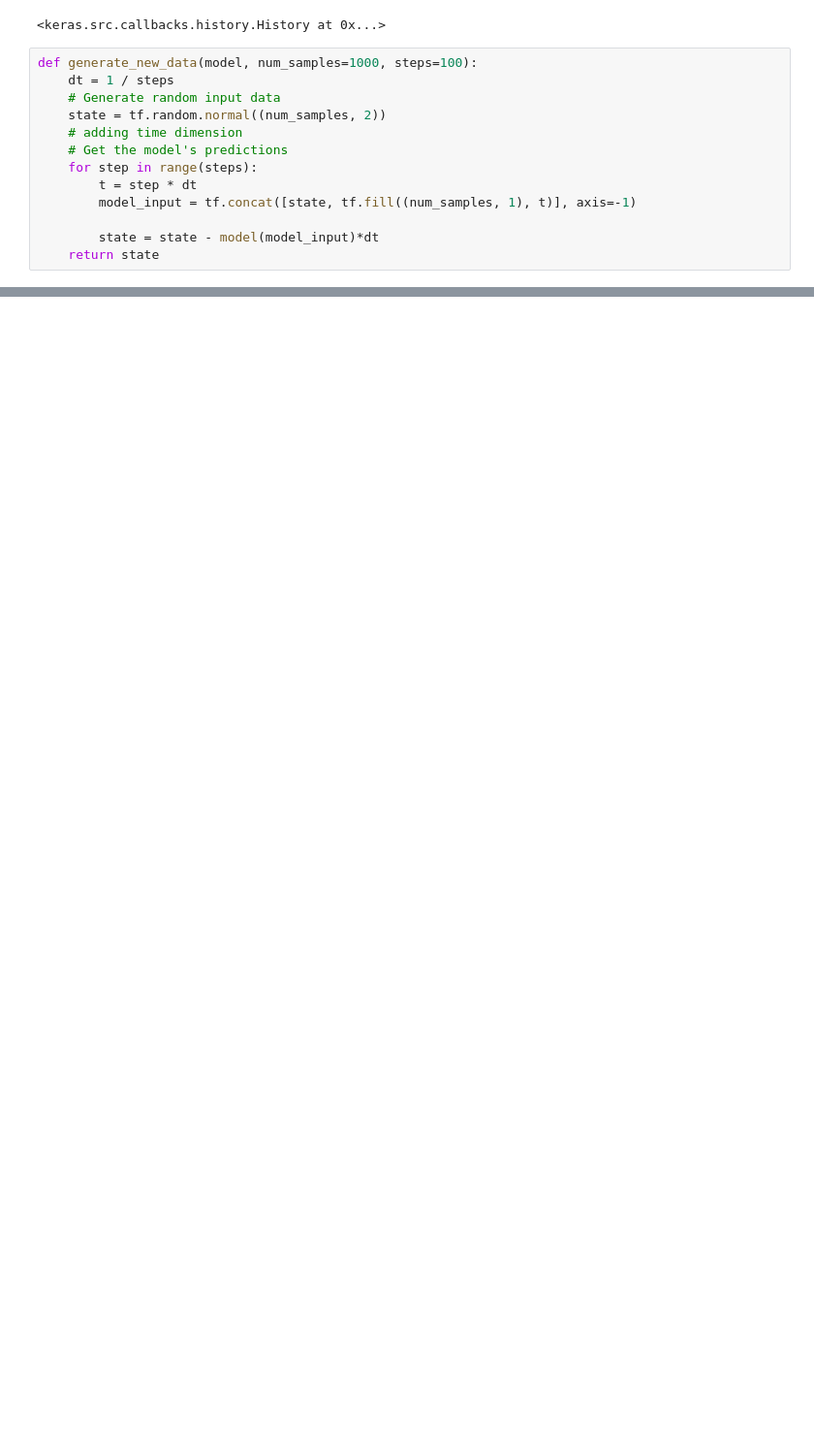
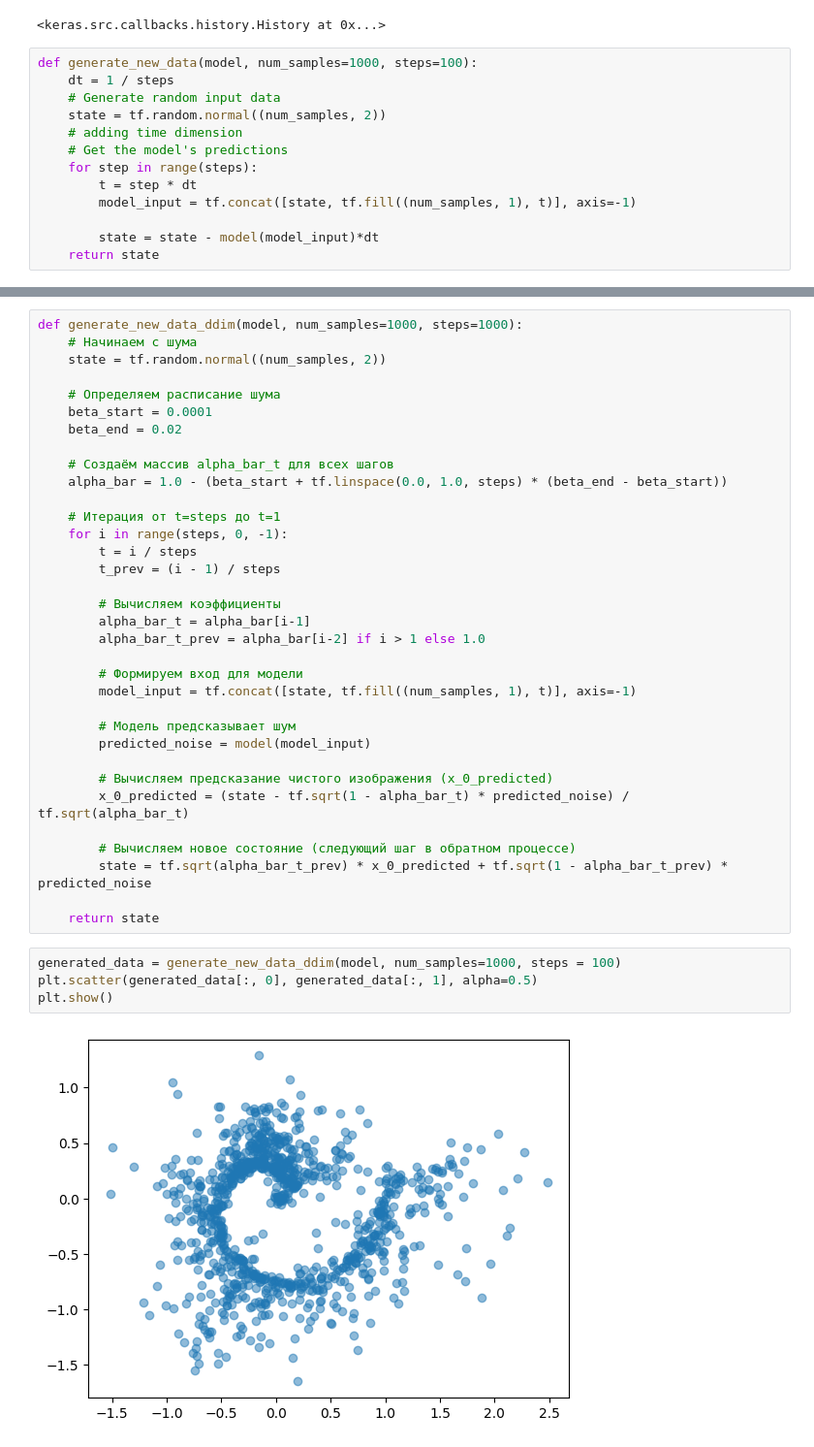
Before and after one commit to Squmon/diffusion, a Jupyter notebook: lin2d/main.ipynb, the cells around one changed output, grey strips where cells are left out. Shown at 97% size. Drawn from its saved outputs; the diff is of its cells as text; blank space fills up the shorter version.

```diff
--- a/lin2d/main.ipynb
+++ b/lin2d/main.ipynb
@@ -154,0 +146,40 @@ plt.show()
+# %%
+def generate_new_data_ddim(model, num_samples=1000, steps=1000):
+    # Начинаем с шума
+    state = tf.random.normal((num_samples, 2))
+
+    # Определяем расписание шума
+    beta_start = 0.0001
+    beta_end = 0.02
+
+    # Создаём массив alpha_bar_t для всех шагов
+    alpha_bar = 1.0 - (beta_start + tf.linspace(0.0, 1.0, steps) * (beta_end - beta_start))
+
+    # Итерация от t=steps до t=1
+    for i in range(steps, 0, -1):
+        t = i / steps
+        t_prev = (i - 1) / steps
+
+        # Вычисляем коэффициенты
+        alpha_bar_t = alpha_bar[i-1]
+        alpha_bar_t_prev = alpha_bar[i-2] if i > 1 else 1.0
+
+        # Формируем вход для модели
+        model_input = tf.concat([state, tf.fill((num_samples, 1), t)], axis=-1)
+
+        # Модель предсказывает шум
+        predicted_noise = model(model_input)
+
+        # Вычисляем предсказание чистого изображения (x_0_predicted)
+        x_0_predicted = (state - tf.sqrt(1 - alpha_bar_t) * predicted_noise) / tf.sqrt(alpha_bar_t)
+
+        # Вычисляем новое состояние (следующий шаг в обратном процессе)
+        state = tf.sqrt(alpha_bar_t_prev) * x_0_predicted + tf.sqrt(1 - alpha_bar_t_prev) * predicted_noise
+
+    return state
+# %%
+generated_data = generate_new_data_ddim(model, num_samples=1000, steps = 100)
+plt.scatter(generated_data[:, 0], generated_data[:, 1], alpha=0.5)
+plt.show()
+# %% [output]
+[figure, added]
```
Also changed, not shown: parts of 4 cells of this notebook.
